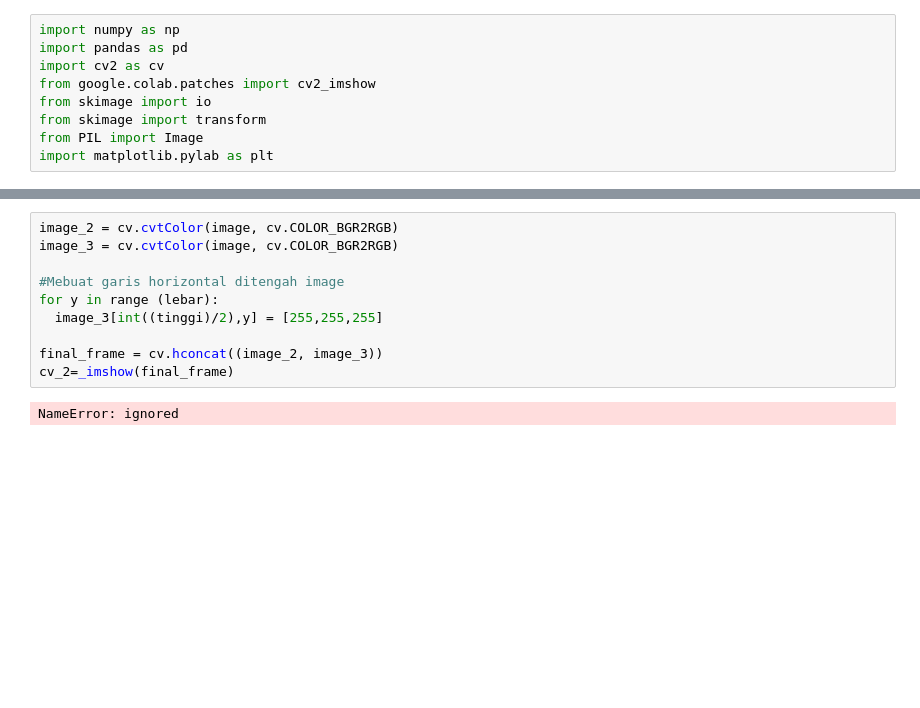
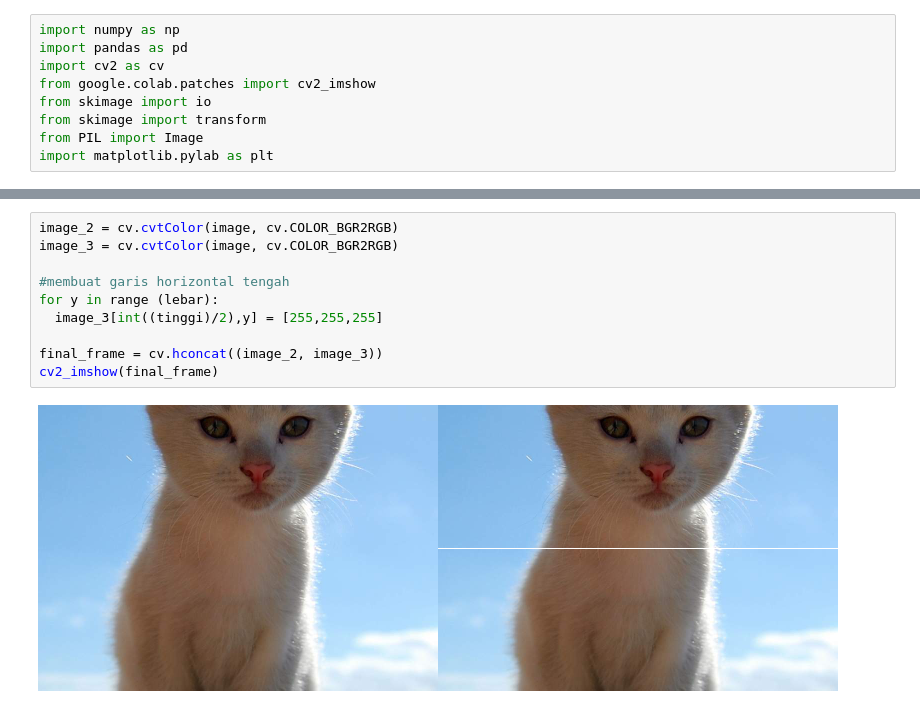
Before and after one commit to akbarharis46/citravisual_martikulasi_akbarharis, a Jupyter notebook: Week1.ipynb, the cells around one changed output, grey strips where cells are left out. Drawn from its saved outputs; the diff is of its cells as text; blank space fills up the shorter version.

```diff
--- a/Week1.ipynb
+++ b/Week1.ipynb
@@ -36,12 +36,12 @@ resolusi image: tinggi x lebar = 286 x 400
 # %%
 image_2 = cv.cvtColor(image, cv.COLOR_BGR2RGB)
 image_3 = cv.cvtColor(image, cv.COLOR_BGR2RGB)
 
-#Mebuat garis horizontal ditengah image
+#membuat garis horizontal tengah
 for y in range (lebar):
   image_3[int((tinggi)/2),y] = [255,255,255]
 
 final_frame = cv.hconcat((image_2, image_3))
-cv_2=_imshow(final_frame)
+cv2_imshow(final_frame)
 # %% [output]
-NameError: ignored
+[figure, added]
```
Also changed, not shown: parts of 2 cells of this notebook.
